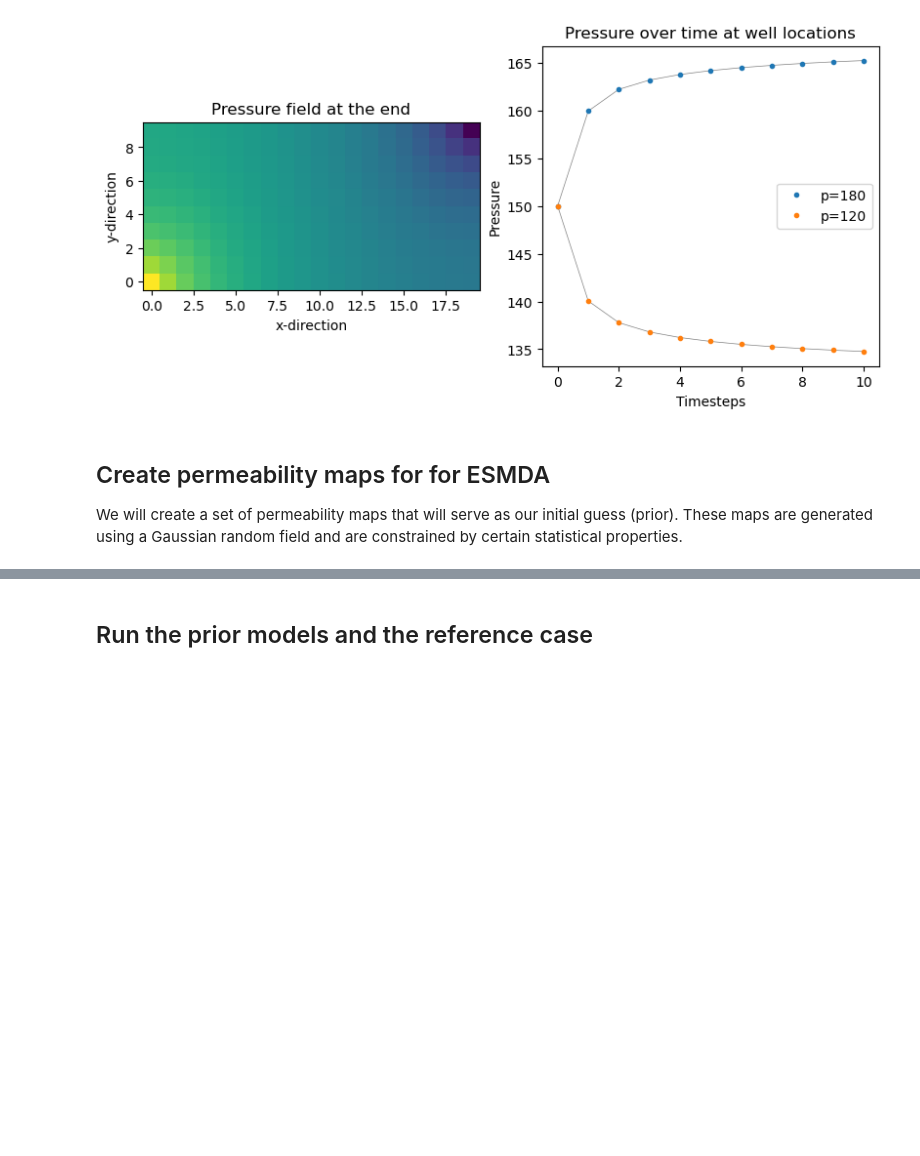
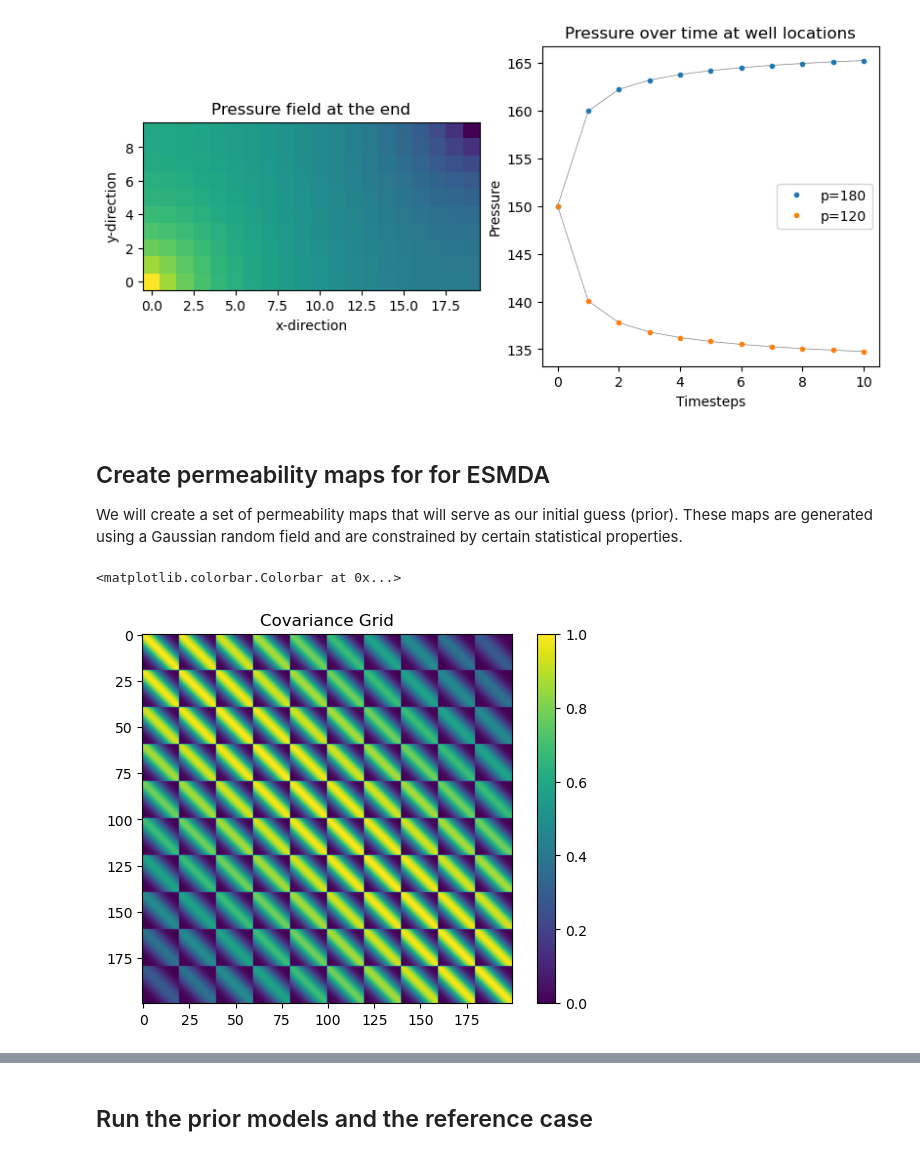
Before and after one commit to tuda-geo/resmda, a Jupyter notebook: notebooks/dev-ESMDA.ipynb, the cells around one changed output, grey strips where cells are left out. Saved outputs shown, nothing was run; the diff lists cells and outputs as text; code cells hidden in the pictures; blank space fills up the shorter version.

```diff
--- a/notebooks/dev-ESMDA.ipynb
+++ b/notebooks/dev-ESMDA.ipynb
@@ -59,3 +58,18 @@ ax2.set_ylabel('Pressure');
 ## Create permeability maps for for ESMDA
 
 We will create a set of permeability maps that will serve as our initial guess (prior). These maps are generated using a Gaussian random field and are constrained by certain statistical properties.
+# %%
+# Covariogram parameters
+length = (10, 10)
+theta = 45 * np.pi/180 # degrees to rad
+
+# Generate the covariance matrix
+cov = rs.build_perm_cov_matrix(nx, ny, length, theta)
+
+fig, ax = plt.subplots()
+ax.set_title('Covariance Grid')
+im = ax.imshow(cov, aspect='equal')
+fig.colorbar(im, ax=ax)
+# %% [output]
+<matplotlib.colorbar.Colorbar at 0x...>
+[figure, added]
```
Also changed, not shown: parts of 12 cells of this notebook, 1 other file.
